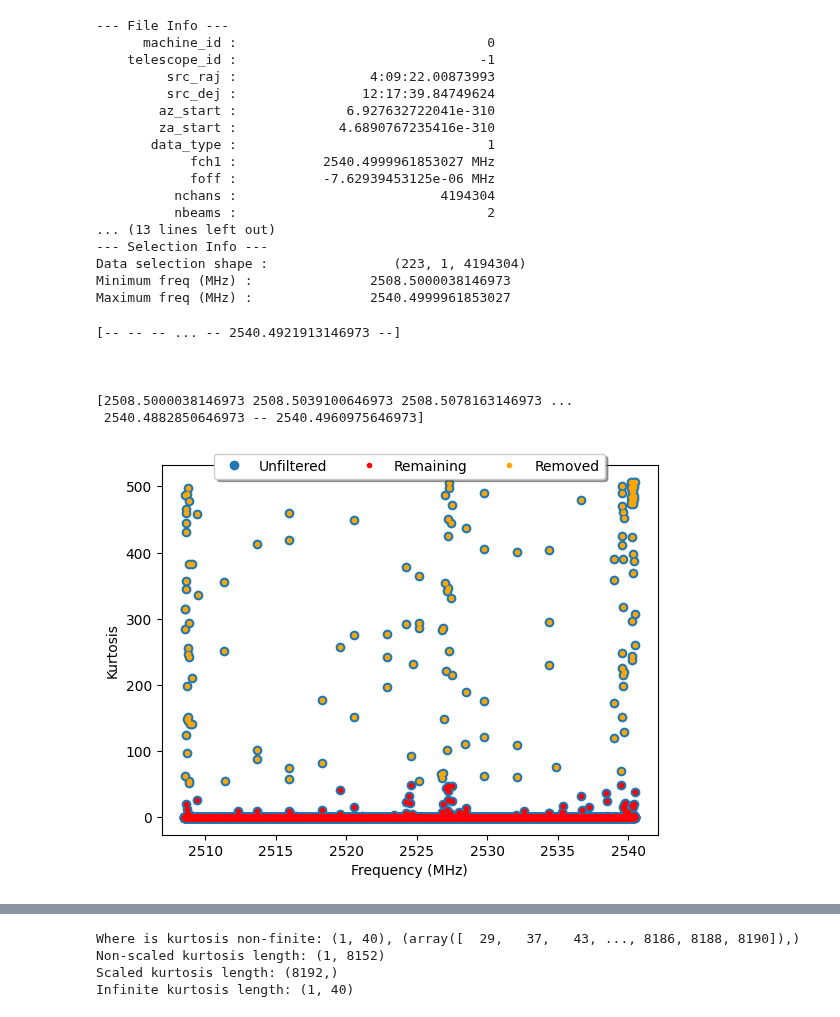
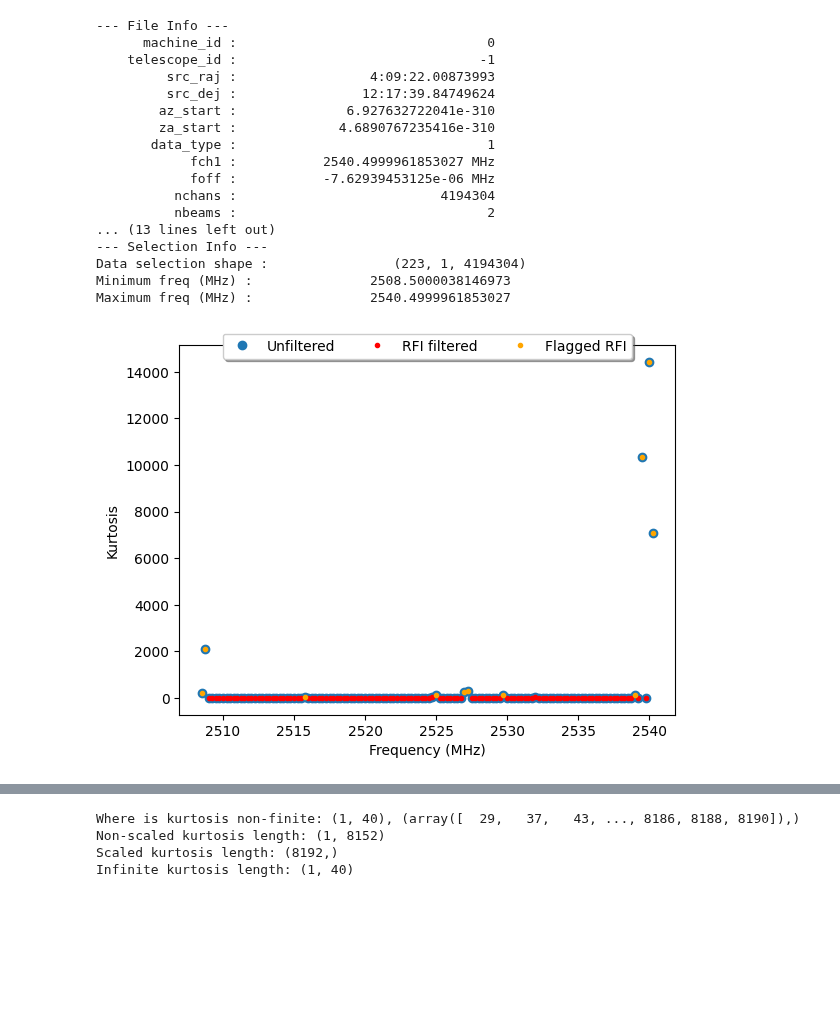
Before and after one commit to jareds-laf/playing-with-cosmic-data, a Jupyter notebook: filterbank/filterbank_rfi_id_kurtosis.ipynb, the cells around one changed output, grey strips where cells are left out. Saved outputs shown, nothing was run; the diff lists cells and outputs as text; code cells hidden in the pictures; blank space fills up the shorter version.

Commit message:
Removed functions to flag infinite kurtosis, as this is no longer needed! Also added some extra modularity to the plot_mask_kurtosis function.

```diff
--- a/filterbank/filterbank_rfi_id_kurtosis.ipynb
+++ b/filterbank/filterbank_rfi_id_kurtosis.ipynb
@@ -162,27 +143,39 @@ def mask_kurtosis(wf_in, n_divs=128, threshold=50):
+# %%
+def mask_kurtosis(wf_in, n_divs=128, threshold=50):
+    # Get bin and kurtosis information
+    bins, kurts = get_tavg_kurtosis(wf_in, n_divs)
+
+    # masked_kurts is an array that has all channels with kurtosis > n masked
+    masked_kurts = ma.masked_greater(kurts, threshold)
+    mask = ma.getmask(masked_kurts)
+
+    # flagged_bins is an array that has the frequencies of the channels with kurtosis > n
+    # flagged_kurts masks the opposite elements as masked_kurts
+    flagged_bins = ma.masked_array(bins, mask=~mask)
+    flagged_kurts = ma.masked_array(kurts, mask=~mask)
+
+    return flagged_bins, flagged_kurts, masked_kurts
 # %%
-def plot_mask_kurtosis(wf_in, n_divs=128, threshold=50):
+def plot_mask_kurtosis(wf_in, n_divs=128, threshold=50, unfiltered=True, not_rfi=True, rfi=False):
     bins, kurts = get_tavg_kurtosis(wf_in, n_divs)
-    flagged_bins, masked_kurts, flagged_kurts = mask_kurtosis(wf_in, n_divs, threshold)
+    flagged_bins, flagged_kurts, masked_kurts = mask_kurtosis(wf_in, n_divs, threshold)
 
     fig, ax = plt.subplots()
 
     ax.set_xlabel('Frequency (MHz)')
     ax.set_ylabel('Kurtosis')
 
-    ax.plot(bins, kurts, 'o', label='Unfiltered')
-    ax.plot(bins, masked_kurts, '.', c='red', label='Remaining')
-    ax.plot(flagged_bins, flagged_kurts, '.', c='orange', label='Removed')
+    if unfiltered:
+        ax.plot(bins, kurts, 'o', label='Unfiltered')
+    if not_rfi:
+        ax.plot(bins, masked_kurts, '.', c='red', label='RFI filtered')
+    if rfi:
+        ax.plot(flagged_bins, flagged_kurts, '.', c='orange', label='Flagged RFI')
 
     ax.legend(fancybox=True,shadow=True, loc='upper center', bbox_to_anchor=(0.5, 1.05), ncol=3)
-# %%
-plot_mask_kurtosis(water6, n_divs=8192, threshold=50)
-# %% [output]
-[-- -- -- ... -- 2540.4921913146973 --]
-
-
-
-[2508.5000038146973 2508.5039100646973 2508.5078163146973 ...
- 2540.4882850646973 -- 2540.4960975646973]
-[figure, removed]
+# %%
+plot_mask_kurtosis(water6, n_divs=128, threshold=50, unfiltered=True, not_rfi=True, rfi=True)
+# %% [output]
+[figure, added]
 # %%
 plt.close('all')
```
Also changed, not shown: parts of 9 cells of this notebook, 1 other file.
